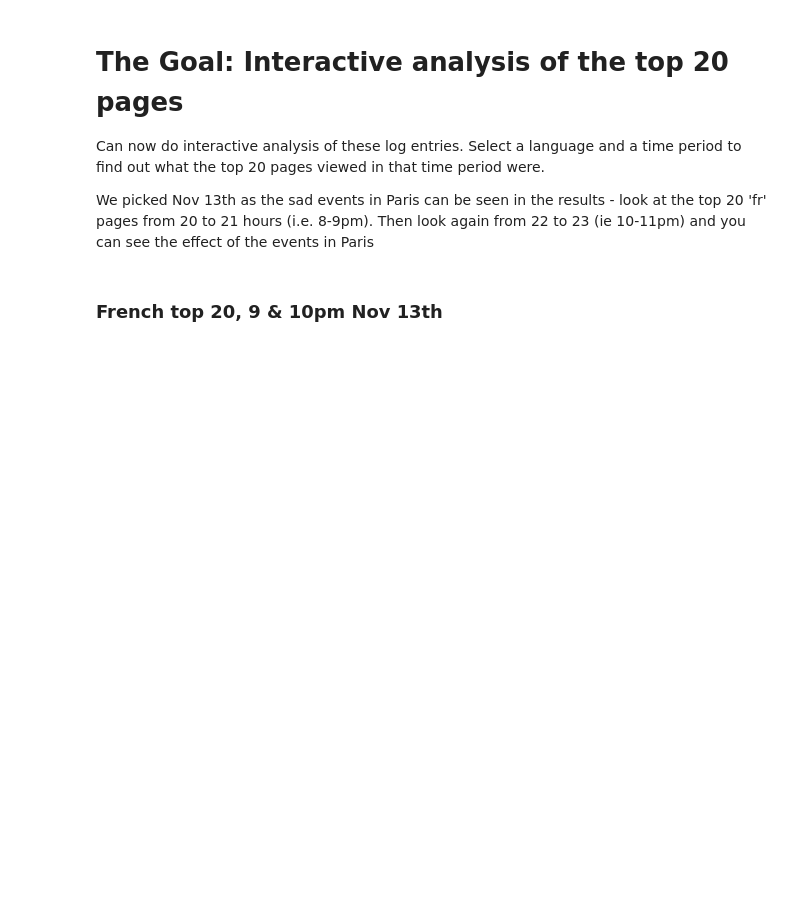
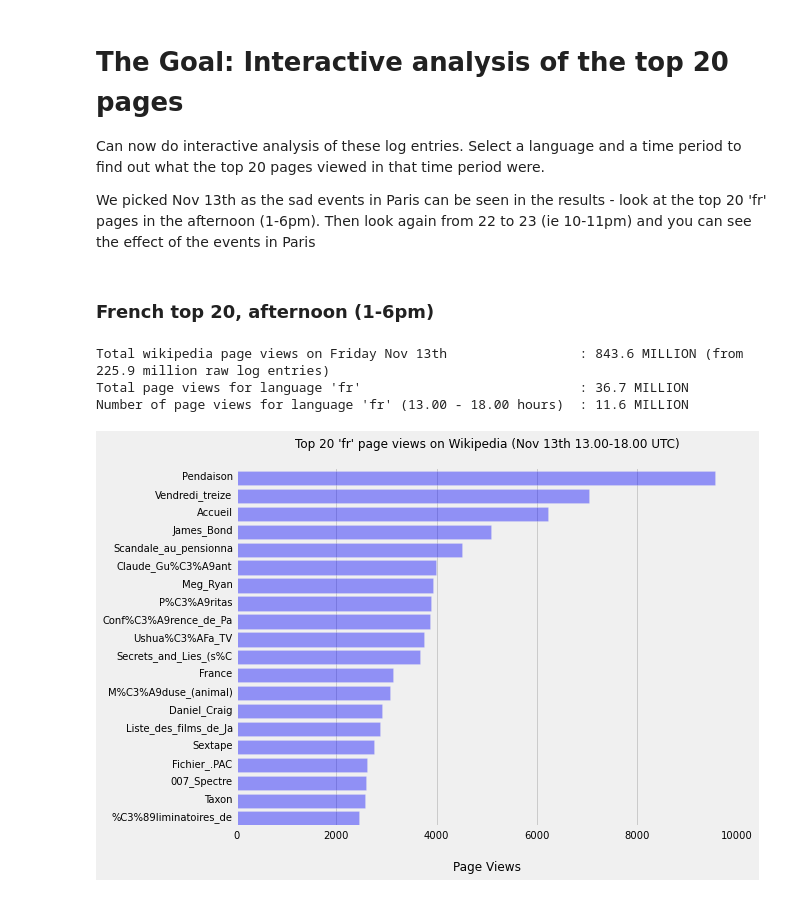
Before and after one commit to JSegrave/CA674_Spark_Project, a Jupyter notebook: Interactive_Analysis_of_226_Million_Wikipedia_Page_View_Logs.ipynb, the cells around one changed output. Saved outputs shown, nothing was run; the diff lists cells and outputs as text; code cells hidden in the pictures; blank space fills up the shorter version.

```diff
--- a/Interactive_Analysis_of_226_Million_Wikipedia_Page_View_Logs.ipynb
+++ b/Interactive_Analysis_of_226_Million_Wikipedia_Page_View_Logs.ipynb
@@ -150,6 +157,14 @@ def top20(rdd, language, minhour, maxhour, printText=False):
 
 Can now do interactive analysis of these log entries. Select a language and a time period to find out what the top 20 pages viewed in that time period were.
 
-We picked Nov 13th as the sad events in Paris can be seen in the results - look at the top 20 'fr' pages from 20 to 21 hours (i.e. 8-9pm). Then look again from 22 to 23 (ie 10-11pm) and you can see the effect of the events in Paris
+We picked Nov 13th as the sad events in Paris can be seen in the results - look at the top 20 'fr' pages in the afternoon (1-6pm). Then look again from 22 to 23 (ie 10-11pm) and you can see the effect of the events in Paris
 # %% [markdown]
-### French top 20, 9 & 10pm Nov 13th
+### French top 20, afternoon (1-6pm)
+# %%
+
+top20List = top20(logfileEntriesRDD, 'fr', 13, 18)
+# %% [output]
+Total wikipedia page views on Friday Nov 13th                 : 843.6 MILLION (from 225.9 million raw log entries)
+Total page views for language 'fr'                            : 36.7 MILLION
+Number of page views for language 'fr' (13.00 - 18.00 hours)  : 11.6 MILLION
+[figure, added]
```
Also changed, not shown: parts of 22 cells of this notebook.
